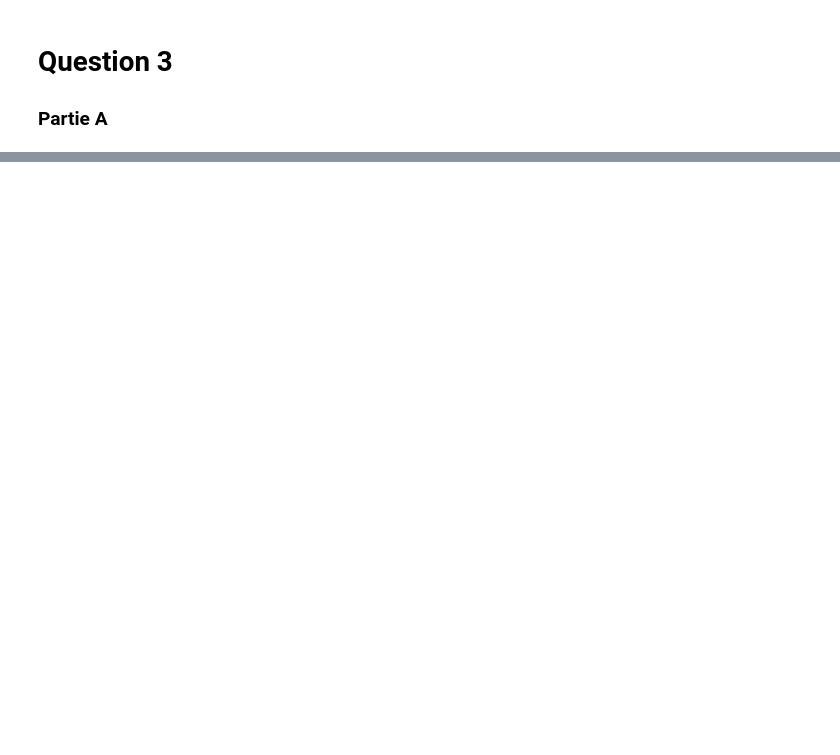
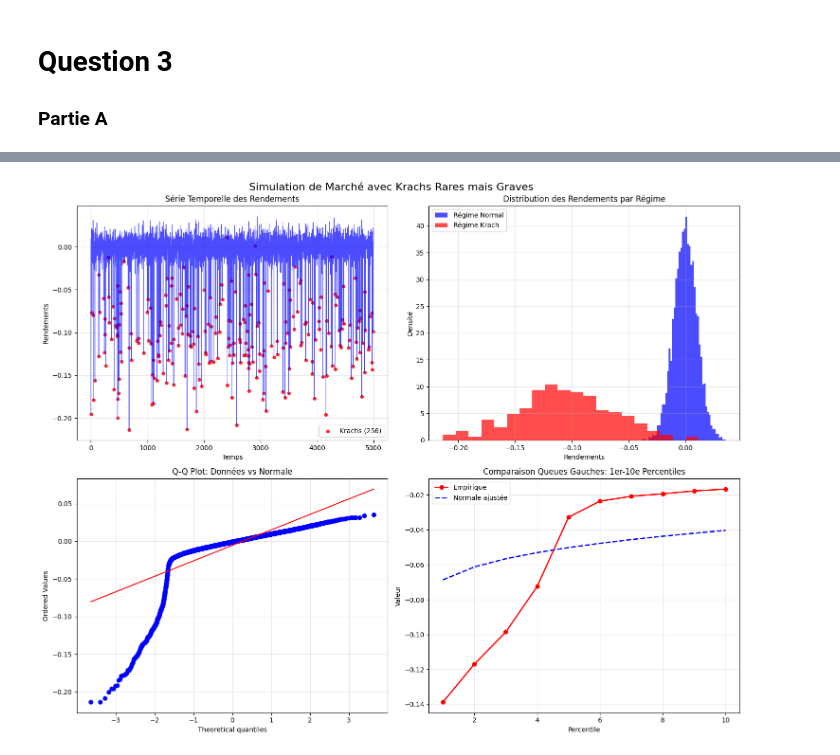
Before and after one commit to VincentD1209/TP1-ECONO, a Jupyter notebook: TP1 Q3.ipynb, the cells around one changed output, grey strips where cells are left out. Drawn from its saved outputs; the diff is of its cells as text; code cells hidden in the pictures; blank space fills up the shorter version.

```diff
--- a/TP1 Q3.ipynb
+++ b/TP1 Q3.ipynb
@@ -237,0 +608,94 @@ print(f"\n✅ Simulation et analyse terminées!")
+# %%
+# Visualisation des données simulées
+
+print(f"\n📈 VISUALISATION DES DONNÉES AVEC KRACHS:")
+
+# Configuration des graphiques
+fig, axes = plt.subplots(2, 2, figsize=(15, 12))
+fig.suptitle('Simulation de Marché avec Krachs Rares mais Graves', fontsize=16, y=0.98)
+
+# Graphique 1: Série temporelle des rendements
+axes[0, 0].plot(returns_crashes, linewidth=0.8, color='blue', alpha=0.7)
+crash_indices = np.where(regime_indicators == 1)[0]
+axes[0, 0].scatter(crash_indices, returns_crashes[crash_indices],
+                   color='red', s=20, alpha=0.8, label=f'Krachs ({len(crash_indices)})')
+axes[0, 0].set_title('Série Temporelle des Rendements')
+axes[0, 0].set_xlabel('Temps')
+axes[0, 0].set_ylabel('Rendements')
+axes[0, 0].legend()
+axes[0, 0].grid(True, alpha=0.3)
+
+# Graphique 2: Histogramme avec distinction des régimes
+axes[0, 1].hist(returns_crashes[regime_indicators == 0], bins=50, alpha=0.7,
+                label='Régime Normal', color='blue', density=True)
+axes[0, 1].hist(returns_crashes[regime_indicators == 1], bins=20, alpha=0.7,
+                label='Régime Krach', color='red', density=True)
+axes[0, 1].set_title('Distribution des Rendements par Régime')
+axes[0, 1].set_xlabel('Rendements')
+axes[0, 1].set_ylabel('Densité')
+axes[0, 1].legend()
+axes[0, 1].grid(True, alpha=0.3)
+
+# Graphique 3: Q-Q plot vs normale
+probplot(returns_crashes, dist="norm", plot=axes[1, 0])
+axes[1, 0].set_title('Q-Q Plot: Données vs Normale')
+axes[1, 0].grid(True, alpha=0.3)
+
+# Graphique 4: Zoom sur les queues (percentiles extrêmes)
+percentiles = np.arange(1, 11)
+empirical_quantiles = [np.percentile(returns_crashes, p) for p in percentiles]
+normal_quantiles = [stats.norm.ppf(p/100, np.mean(returns_crashes), np.std(returns_crashes)) for p in percentiles]
+
+axes[1, 1].plot(percentiles, empirical_quantiles, 'ro-', label='Empirique', linewidth=2, markersize=6)
+axes[1, 1].plot(percentiles, normal_quantiles, 'b--', label='Normale ajustée', linewidth=2)
+axes[1, 1].set_title('Comparaison Queues Gauches: 1er-10e Percentiles')
+axes[1, 1].set_xlabel('Percentile')
+axes[1, 1].set_ylabel('Valeur')
+axes[1, 1].legend()
+axes[1, 1].grid(True, alpha=0.3)
+
+plt.tight_layout()
+plt.show()
+
+# Estimation VaR avec 3 méthodes
+print(f"\n🎯 ESTIMATION DE LA VAR À 5% AVEC TROIS MÉTHODES:")
+confidence_level = 0.05
+
+# Méthode 1: VaR empirique (Historical VaR)
+var_empirical = np.quantile(returns_crashes, confidence_level)
+
+# Méthode 2: VaR paramétrique gaussienne
+mu_sample = np.mean(returns_crashes)
+sigma_sample = np.std(returns_crashes)
+var_gaussian = stats.norm.ppf(confidence_level, mu_sample, sigma_sample)
+
+# Méthode 3: VaR récursive basée sur volatilité (inspired by Problem 2)
+# Utilisation d'une volatilité conditionnelle simple (moving average)
+window = 250  # Fenêtre glissante de 250 jours
+if len(returns_crashes) > window:
+    # Calcul de la volatilité glissante
+    rolling_std = pd.Series(returns_crashes).rolling(window=window).std()
+    current_vol = rolling_std.iloc[-1]  # Volatilité la plus récente
+    current_mean = pd.Series(returns_crashes).rolling(window=window).mean().iloc[-1]
+    var_recursive = stats.norm.ppf(confidence_level, current_mean, current_vol)
+else:
+    # Si échantillon trop petit, utiliser volatilité globale
+    var_recursive = var_gaussian
+
+print(f"\n📊 RÉSULTATS COMPARATIFS:")
+print(f"{'Méthode':<30} {'VaR 5%':<12} {'VaR % ':<12}")
+print("-" * 55)
+print(f"{'1. Empirique (Historique)':<30} {var_empirical:<12.4f} {var_empirical*100:<12.2f}")
+print(f"{'2. Paramétrique Gaussienne':<30} {var_gaussian:<12.4f} {var_gaussian*100:<12.2f}")
+print(f"{'3. Récursive (Volatilité)':<30} {var_recursive:<12.4f} {var_recursive*100:<12.2f}")
+
+# Calcul des écarts entre méthodes
+diff_emp_gauss = var_empirical - var_gaussian
+diff_emp_rec = var_empirical - var_recursive
+diff_gauss_rec = var_gaussian - var_recursive
+
+print(f"\n📈 ÉCARTS ENTRE MÉTHODES:")
+print(f"   • Empirique vs Gaussienne: {diff_emp_gauss:.4f} ({diff_emp_gauss*100:.2f}%)")
+print(f"   • Empirique vs Récursive: {diff_emp_rec:.4f} ({diff_emp_rec*100:.2f}%)")
+print(f"   • Gaussienne vs Récursive: {diff_gauss_rec:.4f} ({diff_gauss_rec*100:.2f}%)")
+# %% [output]
@@ -237,0 +703 @@ print(f"\n✅ Simulation et analyse terminées!")
+[figure, added]
```
Also changed, not shown: parts of 22 cells of this notebook.
